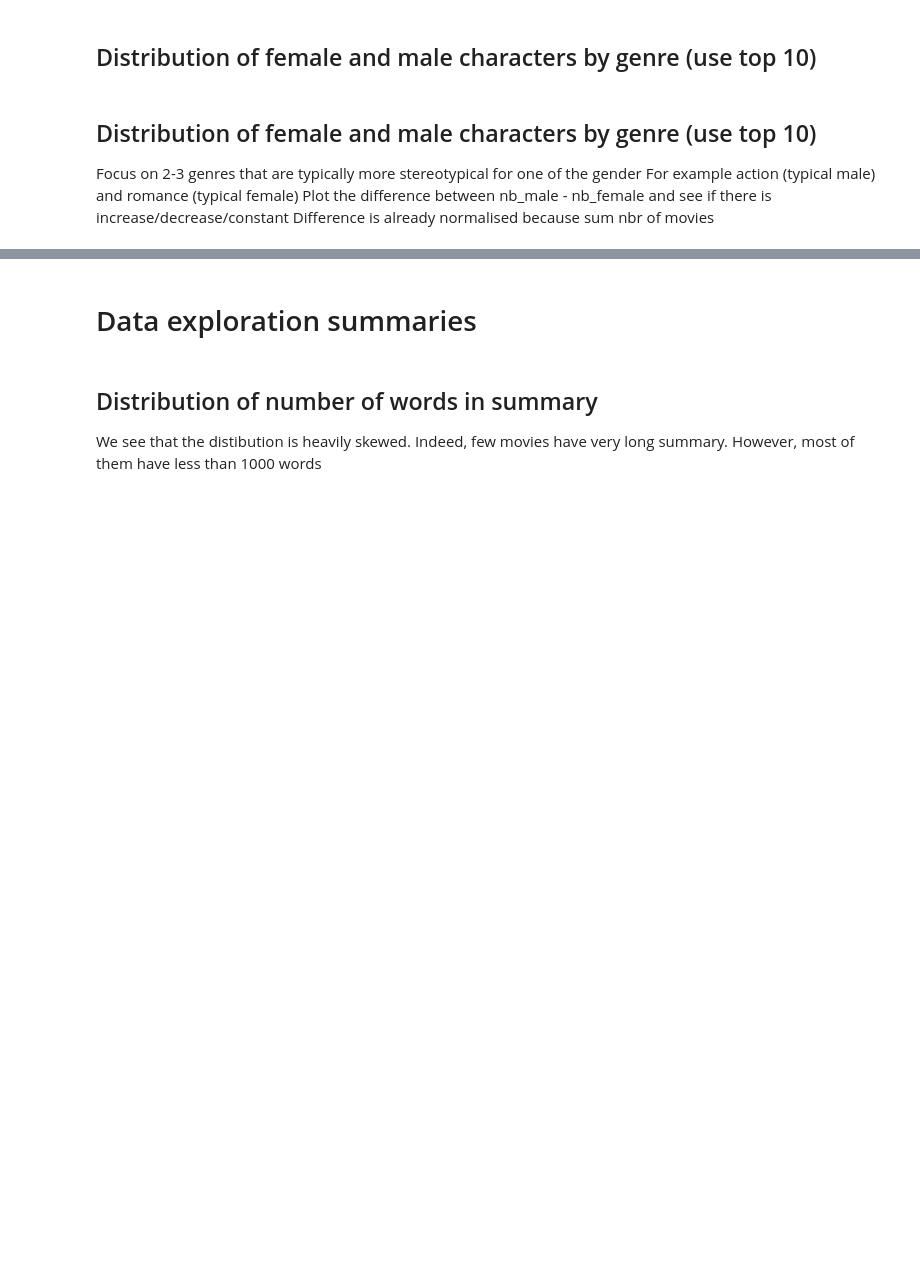
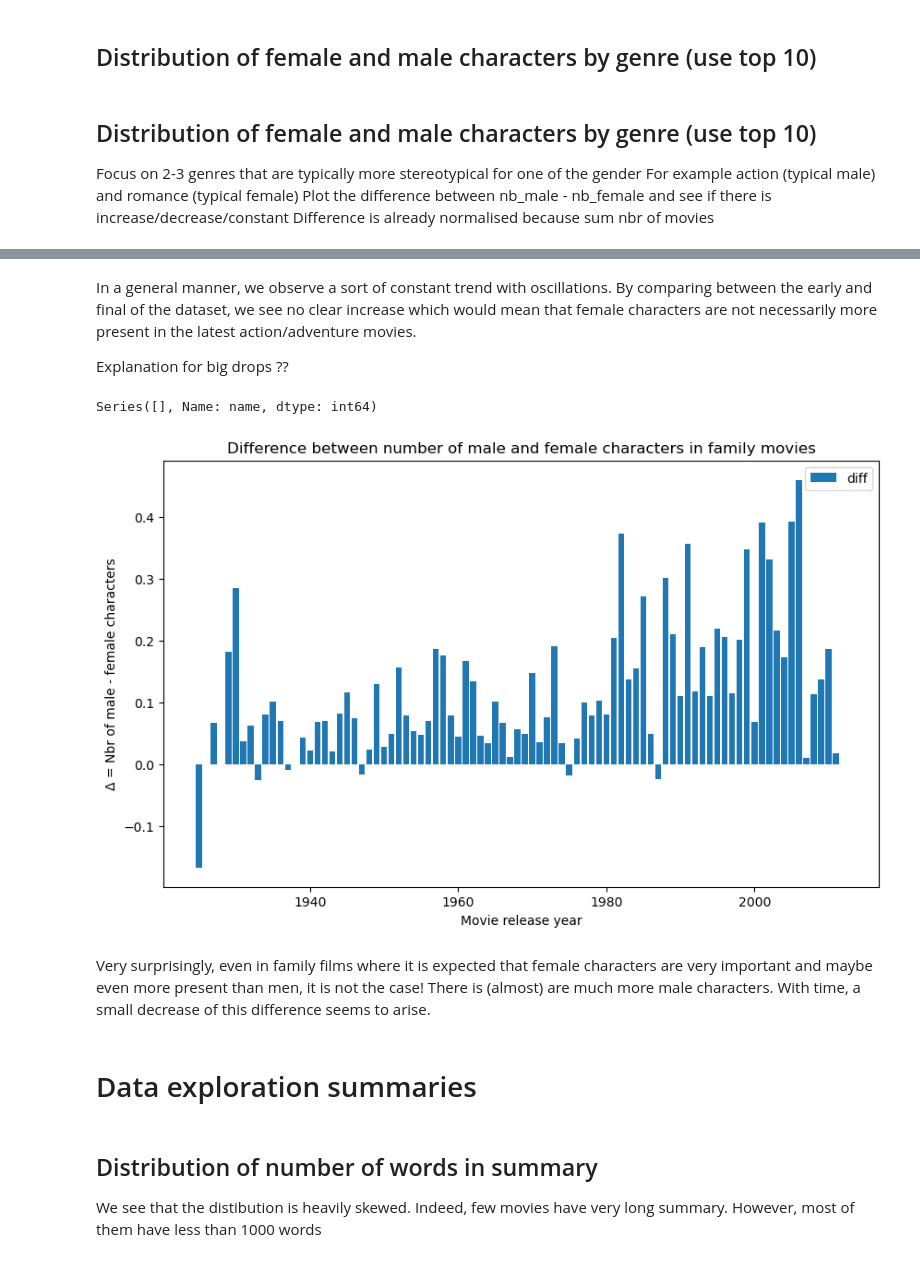
Before and after one commit to epfl-ada/ada-2022-project-error141, a Jupyter notebook: data_exploration_final.ipynb, the cells around one changed output, grey strips where cells are left out. Drawn from its saved outputs; the diff is of its cells as text; code cells hidden in the pictures; blank space fills up the shorter version.

```diff
--- a/data_exploration_final.ipynb
+++ b/data_exploration_final.ipynb
@@ -256,3 +323,49 @@ Difference is already normalised because sum nbr of movies
+# %% [markdown]
+In a general manner, we observe a sort of constant trend with oscillations. By comparing between the early and final of the dataset, we see no clear increase which would mean that female characters are not necessarily more present in the latest action/adventure movies.
+
+Explanation for big drops ??
+# %%
+M_family = characters_M[characters_M['Main genre'] == 'Family film']
+M_family_year = M_family.groupby('release_date').count()
+
+F_family = characters_F[characters_F['Main genre'] == 'Family film']
+F_family_year = F_family.groupby('release_date').count()
+
+diff_family =  M_family_year['name'] - F_family_year['name']
+diff_family.fillna(0)
+# %% [output]
+Series([], Name: name, dtype: int64)
+# %%
+total_rom_drama = merged_charac[merged_charac['Main genre'] == 'Romantic drama']
+total_rom_drama_year = merged_act_adv.groupby('release_date').count()
+
+M_rom_drama = characters_M[characters_M['Main genre'] == 'Romantic drama']
+M_rom_drama_year = M_rom_drama.groupby('release_date').count()
+M_perc_rom_drama = M_rom_drama_year['name']/total_rom_drama_year['name']
+
+
+F_rom_drama = characters_F[characters_F['Main genre'] == 'Romantic drama']
+F_rom_drama_year = F_rom_drama.groupby('release_date').count()
+F_perc_rom_drama = F_rom_drama_year['name']/total_rom_drama_year['name']
+
+diff_perc_rom_drama = M_perc_rom_drama - F_perc_rom_drama
+diff_perc_rom_drama.fillna(0) #For some years, one of the two genders has 0 characters in this genre of movie
+#F_action_adv_year.sum()
+
+fig = plt.figure(figsize = (10,6), dpi = 100)
+
+#plt.bar(M_perc_action_adv.index, M_perc_action_adv, label = 'male')
+#plt.bar(F_perc_action_adv.index, F_perc_action_adv, label = 'female')
+plt.bar(diff_perc_rom_drama.index, diff_perc_rom_drama, label = 'diff')
+plt.legend()
+plt.xlabel('Movie release year')
+plt.ylabel('\u0394 = Nbr of male - female characters')
+plt.title('Difference between number of male and female characters in family movies')
+plt.show()
+# %% [output]
+[figure, added]
+# %% [markdown]
+Very surprisingly, even in family films where it is expected that female characters are very important and maybe even more present than men, it is not the case! There is (almost) are much more male characters. With time, a small decrease of this difference seems to arise.
 # %% [markdown]
 # Data exploration summaries <a name="summary"></a>
 # %% [markdown]
```
Also changed, not shown: parts of 9 cells of this notebook.
